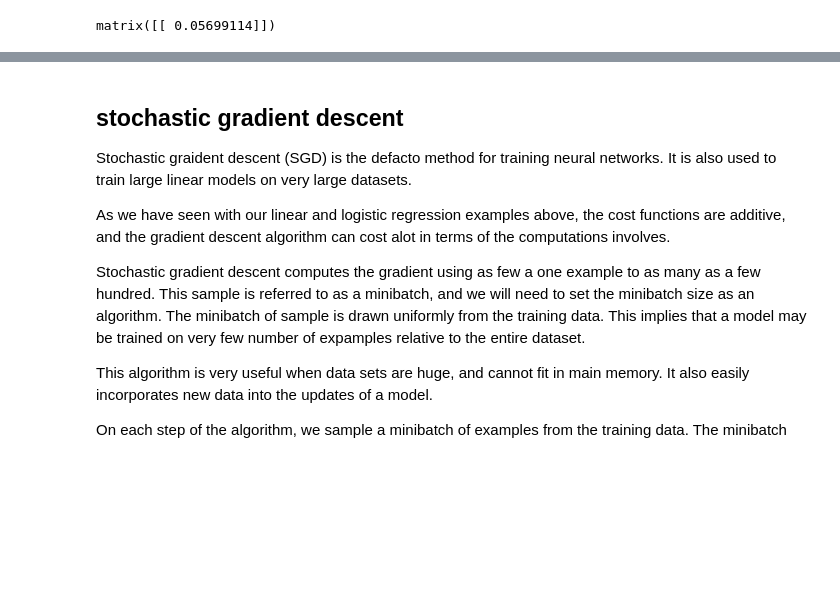
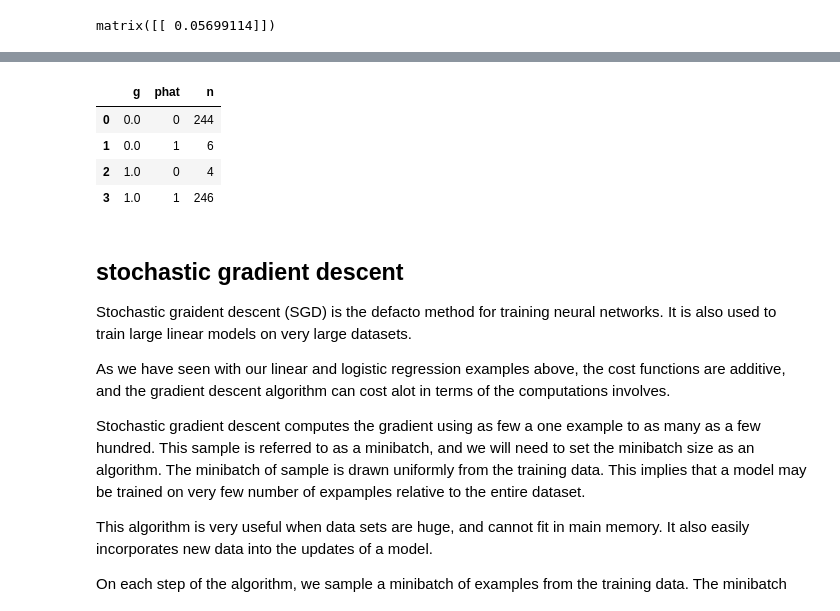
Before and after one commit to timsetsfire/regression-from-scratch, a Jupyter notebook: Regression from Scratch.ipynb, the cells around one changed output, grey strips where cells are left out. Saved outputs shown, nothing was run; the diff lists cells and outputs as text; code cells hidden in the pictures; blank space fills up the shorter version.

```diff
--- a/Regression from Scratch.ipynb
+++ b/Regression from Scratch.ipynb
@@ -966,5 +1038,14 @@ sns.lmplot('x0','x1',logistic_reg_data,hue='phat',fit_reg=False)
 # %%
-pysqldf("select g, phat, sum(1) from logistic_reg_data group by g, phat;")
+from pandasql import sqldf
+pysqldf = lambda q: sqldf(q, globals())
+## https://github.com/yhat/pandasql
+pysqldf("select g, phat, sum(1) as n from logistic_reg_data group by g, phat;")
+# %% [output]
+|  | g | phat | n |
+| 0 | 0.0 | 0 | 244 |
+| 1 | 0.0 | 1 | 6 |
+| 2 | 1.0 | 0 | 4 |
+| 3 | 1.0 | 1 | 246 |
 # %%
 ## need precision and recall and accuracy, maybe f1
 # %% [markdown]
```
Also changed, not shown: parts of 34 cells of this notebook.
